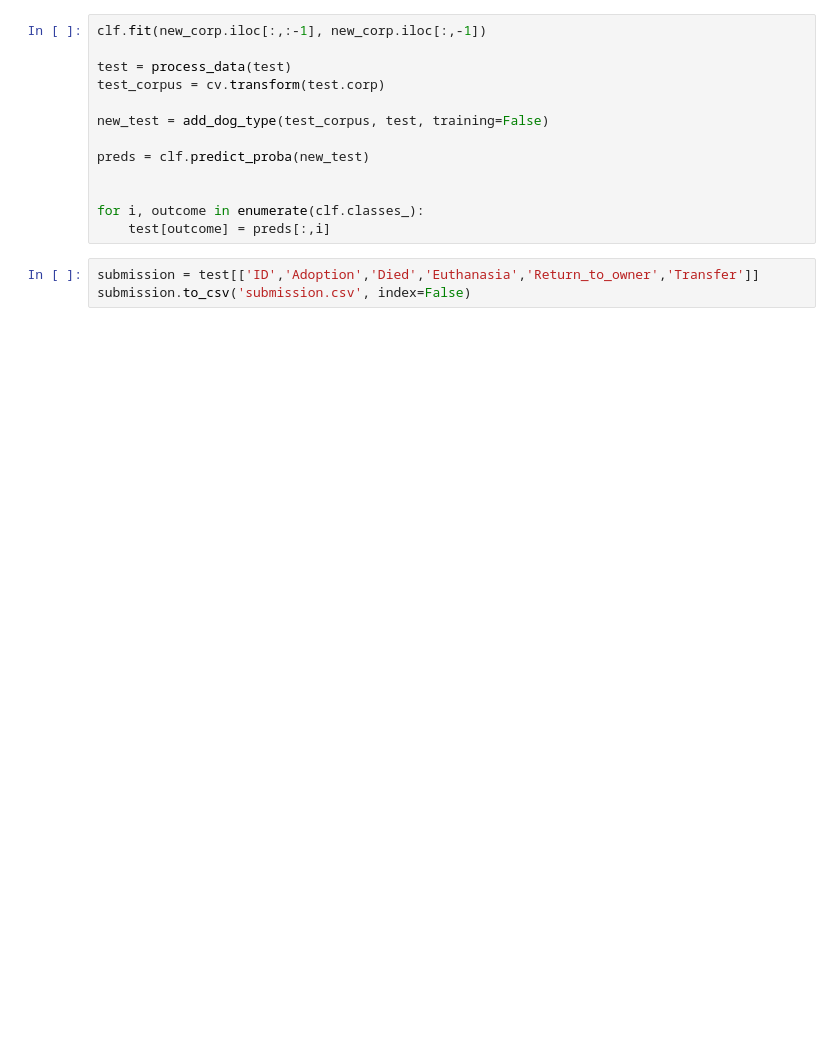
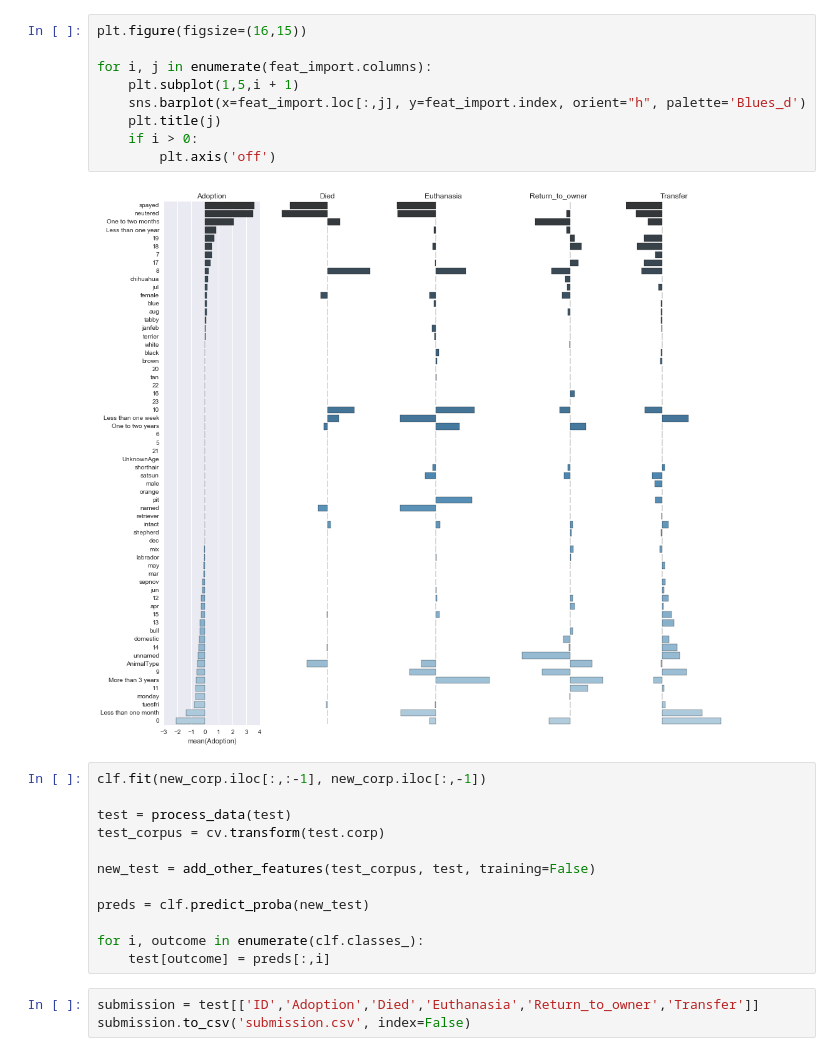
Before and after one commit to dlin17/w207_final, a Jupyter notebook: color.ipynb, the cells around one changed output. Saved outputs shown, nothing was run; the diff lists cells and outputs as text; blank space fills up the shorter version.

```diff
--- a/color.ipynb
+++ b/color.ipynb
@@ -116,14 +187,24 @@ RF Accuracy: 0.650
+# %%
+plt.figure(figsize=(16,15))
+
+for i, j in enumerate(feat_import.columns):
+    plt.subplot(1,5,i + 1)
+    sns.barplot(x=feat_import.loc[:,j], y=feat_import.index, orient="h", palette='Blues_d')
+    plt.title(j)
+    if i > 0:
+        plt.axis('off')
+# %% [output]
+[figure, added]
 # %%
 clf.fit(new_corp.iloc[:,:-1], new_corp.iloc[:,-1])
 
 test = process_data(test)
 test_corpus = cv.transform(test.corp)
 
-new_test = add_dog_type(test_corpus, test, training=False)
+new_test = add_other_features(test_corpus, test, training=False)
 
 preds = clf.predict_proba(new_test)
 
-
 for i, outcome in enumerate(clf.classes_):
     test[outcome] = preds[:,i]
 # %%
```
Also changed, not shown: parts of 5 cells of this notebook.
